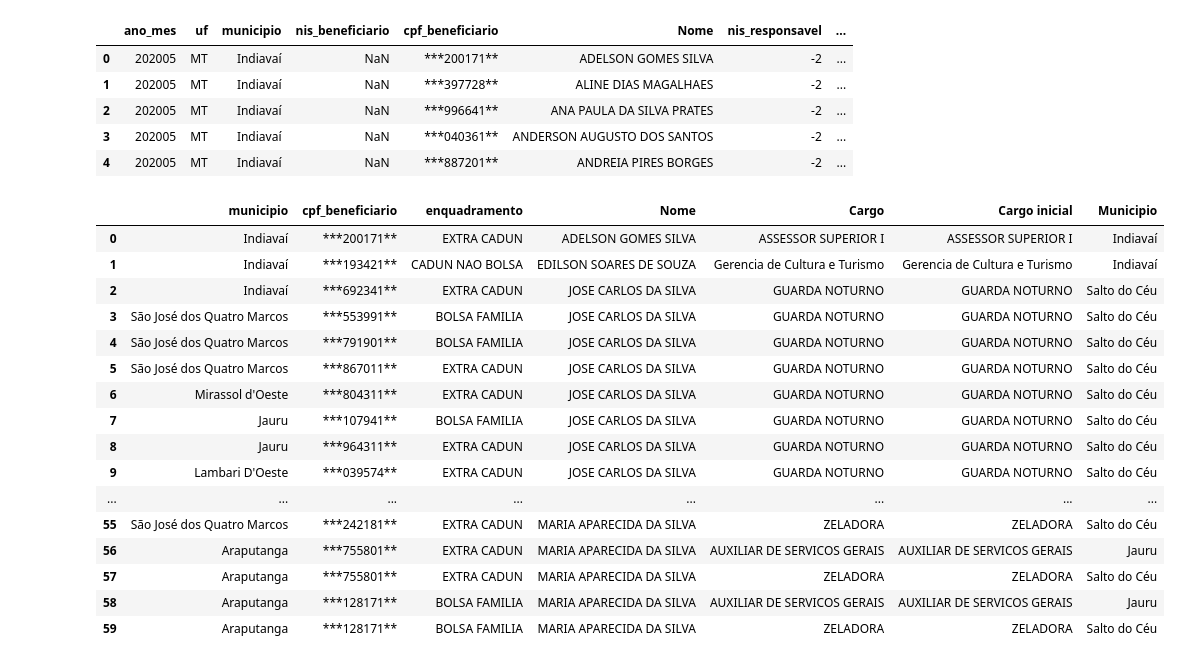
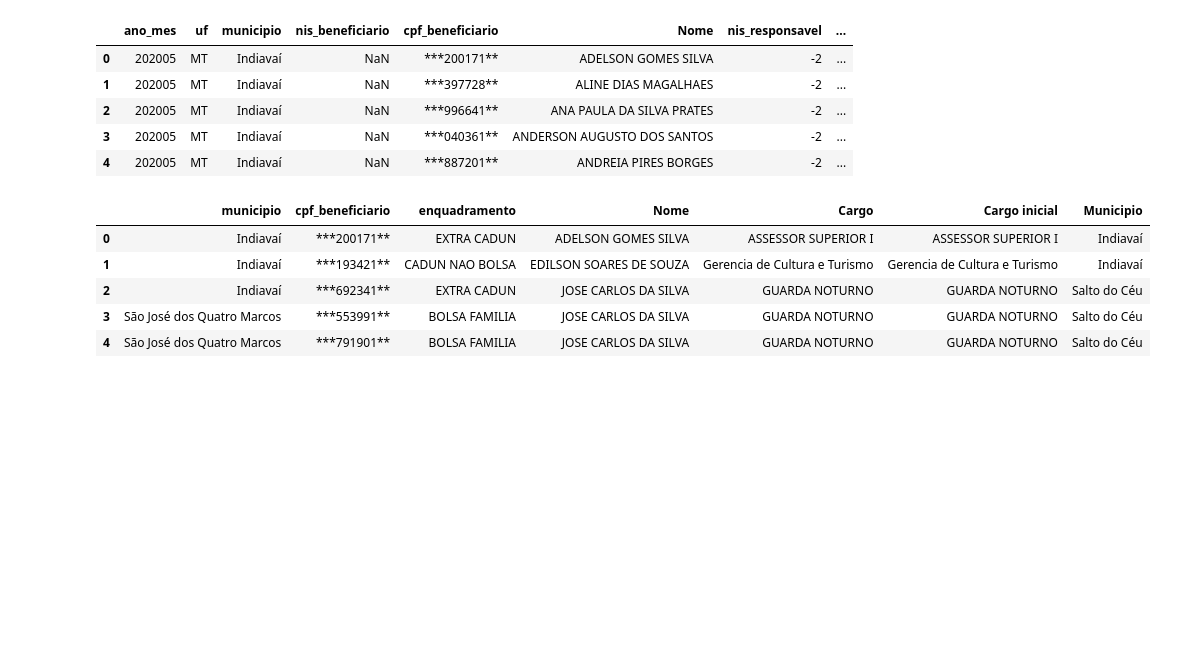
Before and after one commit to ledigofig/Auxilio-Emergencial, a Jupyter notebook: analise_municipios.ipynb, the cells around one changed output. Saved outputs shown, nothing was run; the diff lists cells and outputs as text; code cells hidden in the pictures; blank space fills up the shorter version.

```diff
--- a/analise_municipios.ipynb
+++ b/analise_municipios.ipynb
@@ -166,22 +171,11 @@ auxilio_emergencial_vale_jauru_trat =auxilio_emergencial_vale_jauru[['municipio'
 # %%
 ser_rec_aux = auxilio_emergencial_vale_jauru_trat.merge(resultado, on='Nome')
 # %%
-ser_rec_aux.head(60)
+ser_rec_aux.head()
 # %% [output]
 |  | municipio | cpf_beneficiario | enquadramento | Nome | Cargo | Cargo inicial | Municipio |
 | 0 | Indiavaí | ***200171** | EXTRA CADUN | ADELSON GOMES SILVA | ASSESSOR SUPERIOR I | ASSESSOR SUPERIOR I | Indiavaí |
 | 1 | Indiavaí | ***193421** | CADUN NAO BOLSA | EDILSON SOARES DE SOUZA | Gerencia de Cultura e Turismo | Gerencia de Cultura e Turismo | Indiavaí |
 | 2 | Indiavaí | ***692341** | EXTRA CADUN | JOSE CARLOS DA SILVA | GUARDA NOTURNO | GUARDA NOTURNO | Salto do Céu |
 | 3 | São José dos Quatro Marcos | ***553991** | BOLSA FAMILIA | JOSE CARLOS DA SILVA | GUARDA NOTURNO | GUARDA NOTURNO | Salto do Céu |
 | 4 | São José dos Quatro Marcos | ***791901** | BOLSA FAMILIA | JOSE CARLOS DA SILVA | GUARDA NOTURNO | GUARDA NOTURNO | Salto do Céu |
-| 5 | São José dos Quatro Marcos | ***867011** | EXTRA CADUN | JOSE CARLOS DA SILVA | GUARDA NOTURNO | GUARDA NOTURNO | Salto do Céu |
-| 6 | Mirassol d'Oeste | ***804311** | EXTRA CADUN | JOSE CARLOS DA SILVA | GUARDA NOTURNO | GUARDA NOTURNO | Salto do Céu |
-| 7 | Jauru | ***107941** | BOLSA FAMILIA | JOSE CARLOS DA SILVA | GUARDA NOTURNO | GUARDA NOTURNO | Salto do Céu |
-| 8 | Jauru | ***964311** | EXTRA CADUN | JOSE CARLOS DA SILVA | GUARDA NOTURNO | GUARDA NOTURNO | Salto do Céu |
-| 9 | Lambari D'Oeste | ***039574** | EXTRA CADUN | JOSE CARLOS DA SILVA | GUARDA NOTURNO | GUARDA NOTURNO | Salto do Céu |
-| ... | ... | ... | ... | ... | ... | ... | ... |
-| 55 | São José dos Quatro Marcos | ***242181** | EXTRA CADUN | MARIA APARECIDA DA SILVA | ZELADORA | ZELADORA | Salto do Céu |
-| 56 | Araputanga | ***755801** | EXTRA CADUN | MARIA APARECIDA DA SILVA | AUXILIAR DE SERVICOS GERAIS | AUXILIAR DE SERVICOS GERAIS | Jauru |
-| 57 | Araputanga | ***755801** | EXTRA CADUN | MARIA APARECIDA DA SILVA | ZELADORA | ZELADORA | Salto do Céu |
-| 58 | Araputanga | ***128171** | BOLSA FAMILIA | MARIA APARECIDA DA SILVA | AUXILIAR DE SERVICOS GERAIS | AUXILIAR DE SERVICOS GERAIS | Jauru |
-| 59 | Araputanga | ***128171** | BOLSA FAMILIA | MARIA APARECIDA DA SILVA | ZELADORA | ZELADORA | Salto do Céu |
```
Also changed, not shown: parts of 27 cells of this notebook, 1 other file.
